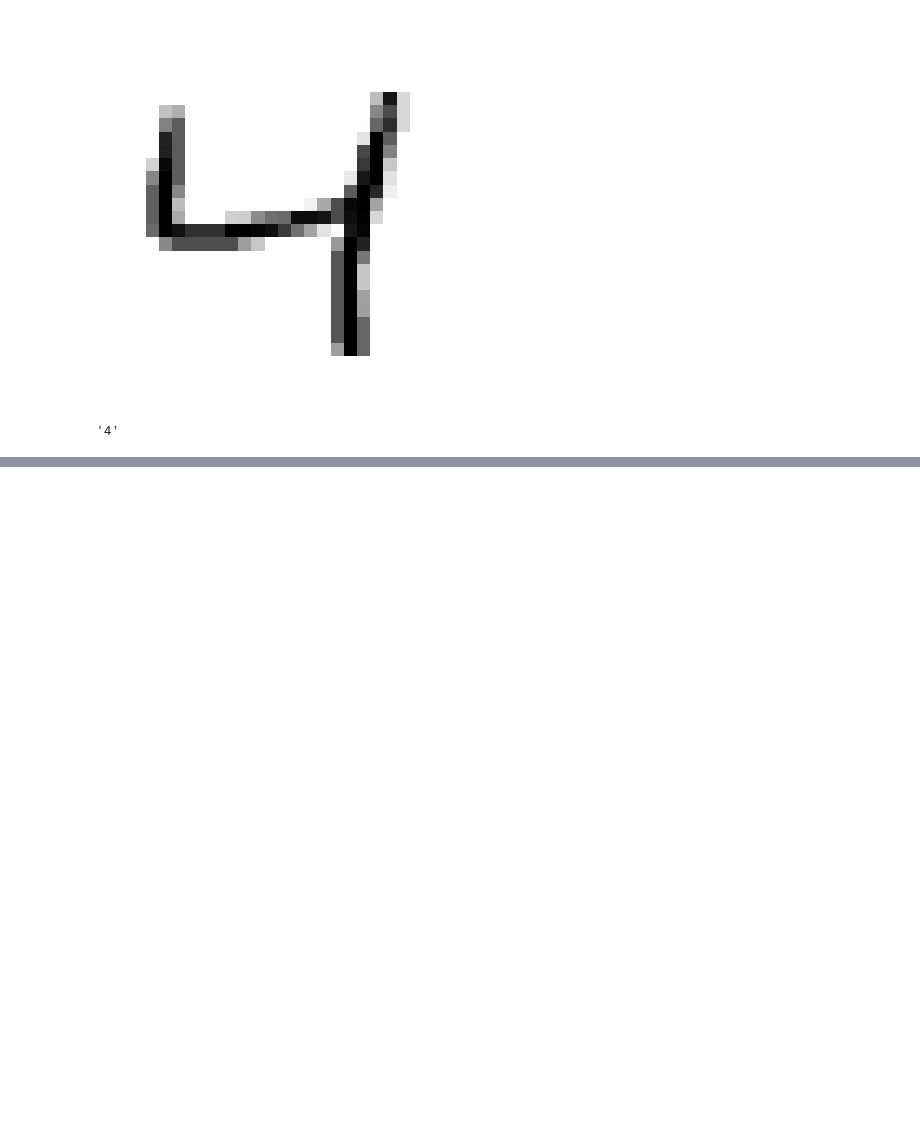
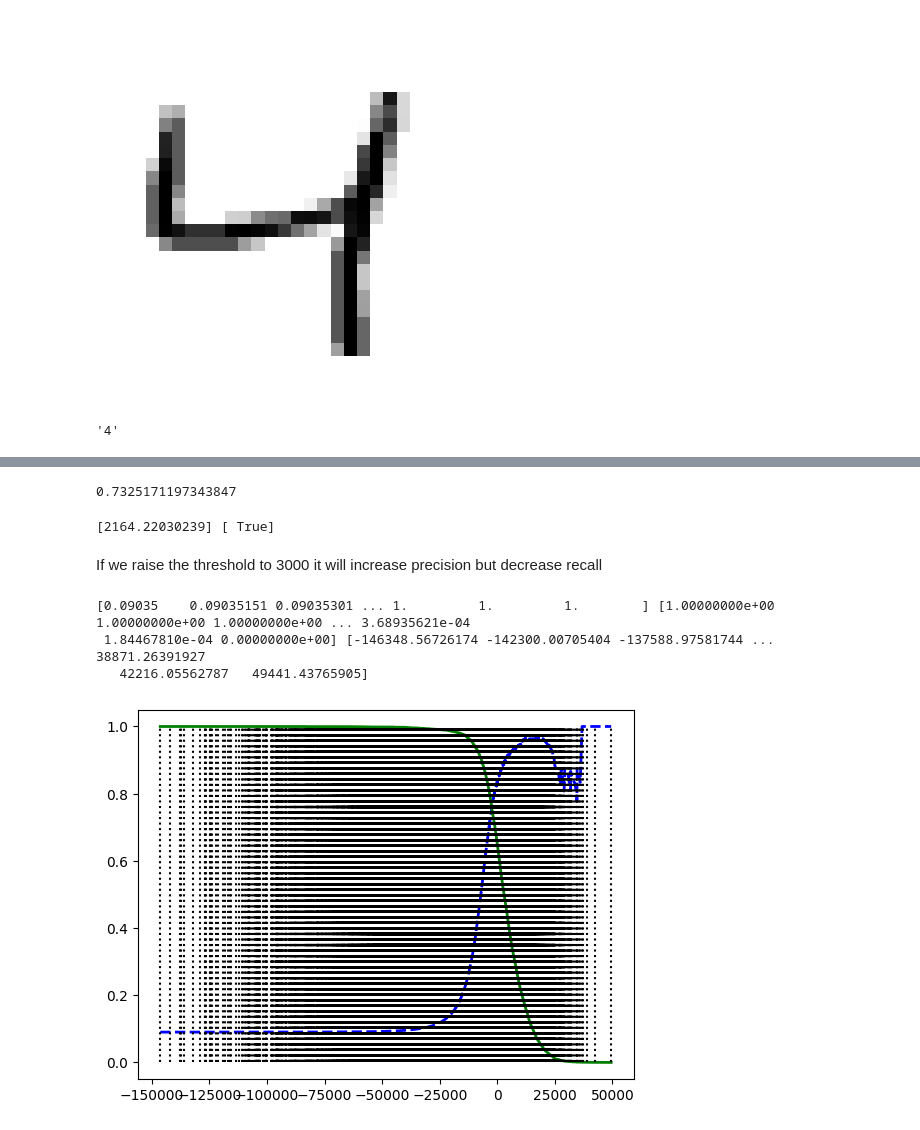
Before and after one commit to Satyam298/hands-on-ml, a Jupyter notebook: classification.ipynb, the cells around one changed output, grey strips where cells are left out. Saved outputs shown, nothing was run; the diff lists cells and outputs as text; code cells hidden in the pictures; blank space fills up the shorter version.

```diff
--- a/classification.ipynb
+++ b/classification.ipynb
@@ -35,3 +40,8 @@ X_train, X_test, y_train, y_test = X[:60000], X[60000:], y[:60000], y[60000:]
 #Train a binary classifier 5 or not 5
 y_train_5 = (y_train == '5')
 y_test_5 = (y_test == '5')
+# %%
+from sklearn.linear_model import SGDClassifier
+
+sgd_clf = SGDClassifier(random_state=42)
+sgd_clf.fit(X_train, y_train_5)
@@ -37,0 +68,39 @@ y_test_5 = (y_test == '5')
+# %%
+#f1 is harmonic mean of precision and reacall f1 is high if both are high
+from sklearn.metrics import f1_score
+f1_score(y_train_5, y_train_pred)
+# %% [output]
+0.7325171197343847
+# %%
+#decision_function() returns a score for each instance distance from decision boundary
+#you can set your own threshold
+y_scores = sgd_clf.decision_function([X[0]])
+threshold = 0
+y_some_digit_pred = (y_scores>threshold)
+print(y_scores, y_some_digit_pred)
+# %% [output]
+[2164.22030239] [ True]
+# %% [markdown]
+If we raise the threshold to 3000 it will increase precision but decrease recall
+# %%
+y_scores = cross_val_predict(sgd_clf, X_train, y_train_5, cv=3, method="decision_function")
+# %%
+#precision_recall_curve finction compute precisoin and recall for all possible
+#threshold last precision 0 and last recall =1 leading to infinity
+from sklearn.metrics import precision_recall_curve
+
+precisions, recalls, threshold = precision_recall_curve(y_train_5, y_scores)
+print(precisions, recalls, threshold)
+# %% [output]
+[0.09035    0.09035151 0.09035301 ... 1.         1.         1.        ] [1.00000000e+00 1.00000000e+00 1.00000000e+00 ... 3.68935621e-04
+ 1.84467810e-04 0.00000000e+00] [-146348.56726174 -142300.00705404 -137588.97581744 ...   38871.26391927
+   42216.05562787   49441.43765905]
+# %%
+plt.plot(threshold, precisions[:-1], "b--", label="Precision",
+linewidth=2)
+plt.plot(threshold, recalls[:-1], "g-", label="Recall",
+linewidth=2)
+plt.vlines(threshold, 0, 1.0, "k", "dotted", label="threshold")
+plt.show()
+# %% [output]
+[figure, added]
```
Also changed, not shown: parts of 11 cells of this notebook.
